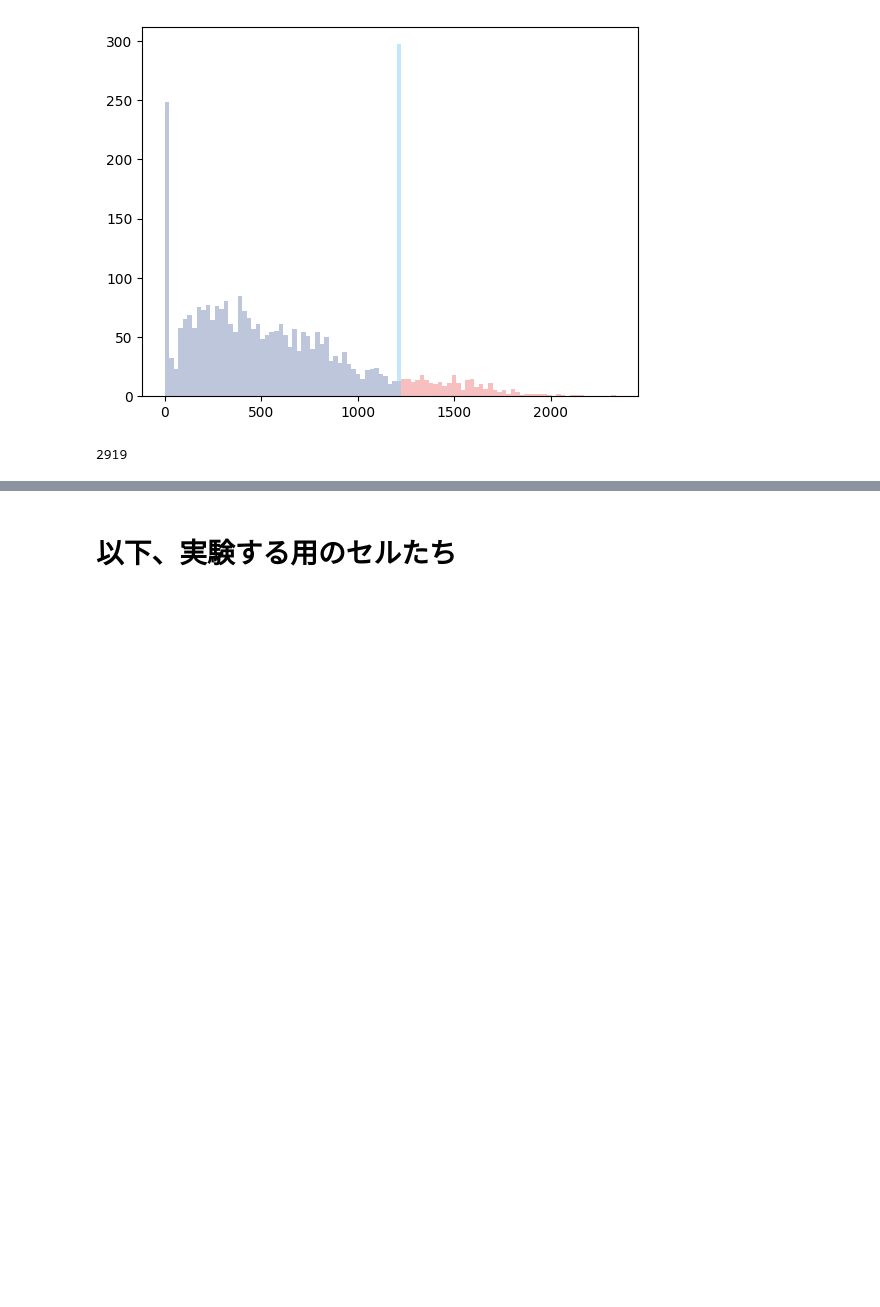
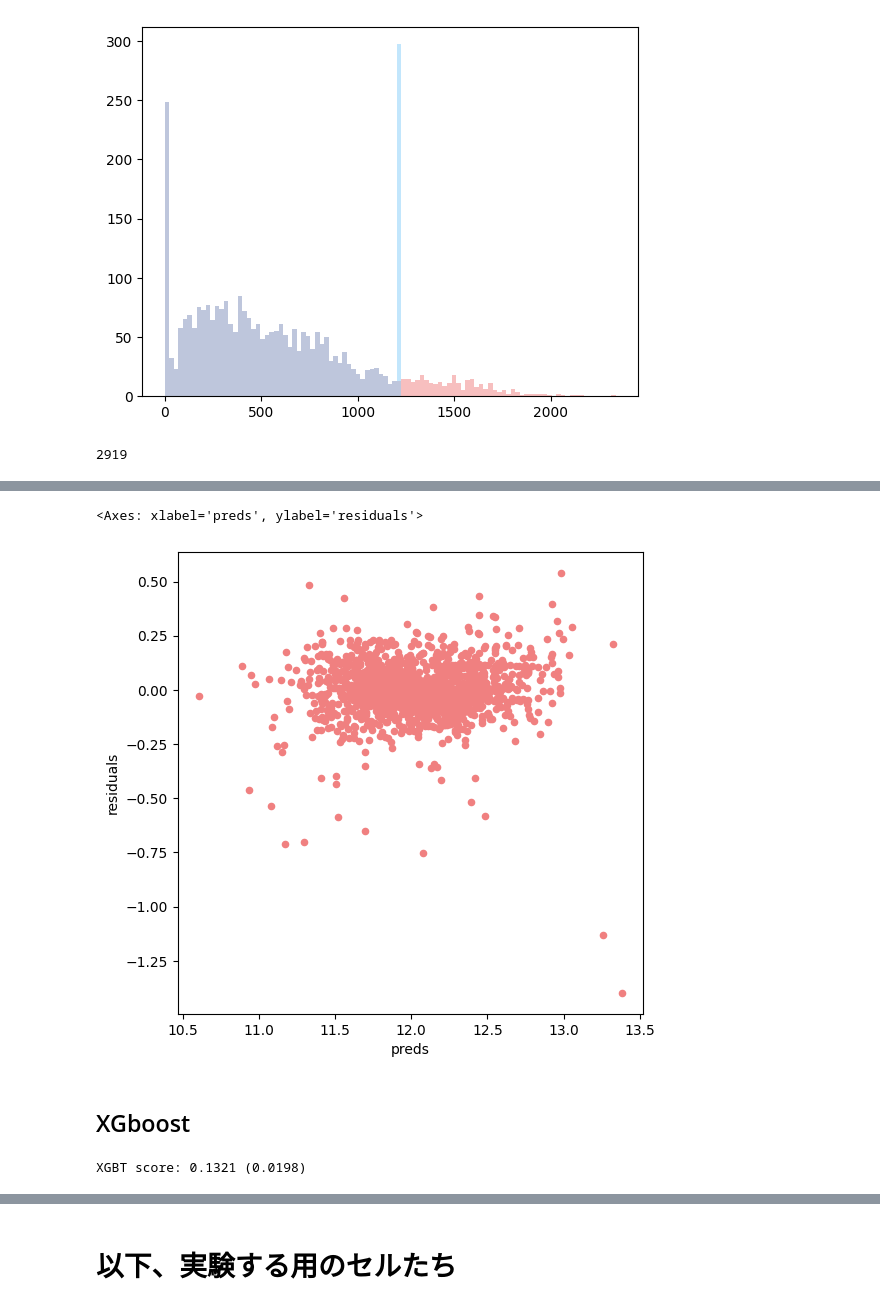
Before and after one commit to ntontonto/kaggle, a Jupyter notebook: house-prices/Feature_Engineering.ipynb, the cells around one changed output, grey strips where cells are left out. Saved outputs shown, nothing was run; the diff lists cells and outputs as text; code cells hidden in the pictures; blank space fills up the shorter version.

```diff
--- a/house-prices/Feature_Engineering.ipynb
+++ b/house-prices/Feature_Engineering.ipynb
@@ -1289,0 +1513,44 @@ len(all_data_fe["BsmtUnfSF"])
+# %%
+pipeline_ridge.fit(train_X, train_y)
+preds = pipeline_ridge.predict(train_X).ravel() # Added .ravel() to convert the predictions to a 1D array
+preds_df = pd.DataFrame({"preds":preds, "true":train_y.values.ravel()}) # Also ensure train_y is a 1D array
+preds_df["residuals"] = preds_df["true"] - preds_df["preds"]
+preds_df.plot(x = "preds", y = "residuals",kind = "scatter")
+# %% [output]
+<Axes: xlabel='preds', ylabel='residuals'>
+[figure, added]
+# %% [markdown]
+## XGboost
+# %%
+from xgboost import XGBRegressor
+# Feature Engineering 用のデータフレームを作る
+all_data_fe = all_data.copy()
+
+# 特徴量エンジニアリング
+all_data_fe =feature_engineering(all_data_fe)
+
+# 学習用データとテストデータを分ける
+train_X, train_y, test_X = split_data(all_data_fe, target)
+
+# 量的変数、カテゴリ変数、歪度のある量的変数を定義する
+categorical_cols, numerical_cols = get_num_cat_column_names(all_data_fe, target)
+skewed_features, numerical_cols = get_skewed_column_names(all_data_fe, numerical_cols, threshold=0.75)
+
+# 特徴量への前処理を行う Preprocessor を定義する
+numeric_transformer = Pipeline(steps=[('num_imputer', SimpleImputer(strategy="mean")), ])
+skewed_transformer = Pipeline(steps=[('num_imputer', SimpleImputer(strategy="mean")), ("power", log_transformer)])
+categorical_transformer = Pipeline(steps=[("cat_imputer", SimpleImputer(strategy="constant", fill_value="unknown")), ("encoder", OneHotEncoder(handle_unknown='ignore'))])
+preprocessor = ColumnTransformer(transformers=[("num", numeric_transformer, numerical_cols), ("cat", categorical_transformer, categorical_cols), ("skew", skewed_transformer, skewed_features)])
+
+# Pipeline を定義する
+pipeline_xgb = Pipeline([
+    ('preprocessing', preprocessor),
+    ('model', XGBRegressor(n_estimators=360, max_depth=2, learning_rate=0.1))
+])
+
+
+# 作成したPipelineの精度を評価する
+score = get_rmse_CV(pipeline_xgb, train_X, train_y)
+print("XGBT score: {:.4f} ({:.4f})\n".format(score.mean(), score.std()))
+# %% [output]
+XGBT score: 0.1321 (0.0198)
```
Also changed, not shown: parts of 40 cells of this notebook.
